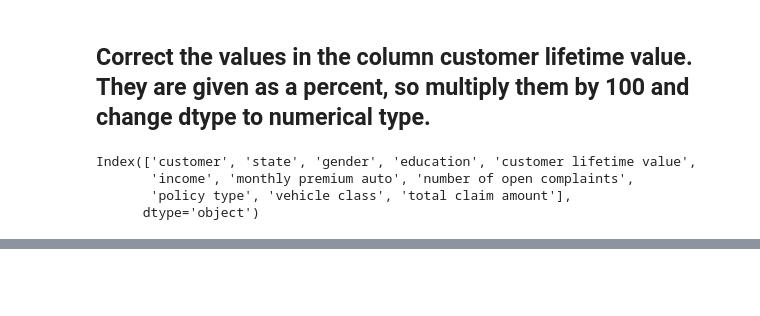
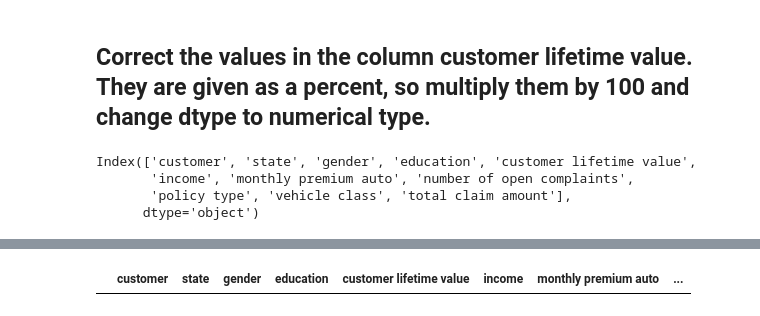
Before and after one commit to Jesus-Almansa/lab-customer-analysis-round-1, a Jupyter notebook: files_for_lab/csv_files/customer_analysis_round1.ipynb, the cells around one changed output, grey strips where cells are left out. Drawn from its saved outputs; the diff is of its cells as text; code cells hidden in the pictures; blank space fills up the shorter version.

```diff
--- a/files_for_lab/csv_files/customer_analysis_round1.ipynb
+++ b/files_for_lab/csv_files/customer_analysis_round1.ipynb
@@ -146,0 +176,4 @@ df0
+# %%
+df0[df0['income']<0]
+# %% [output]
+|  | customer | state | gender | education | customer lifetime value | income | monthly premium auto | ... |
```
Also changed, not shown: parts of 7 cells of this notebook.
